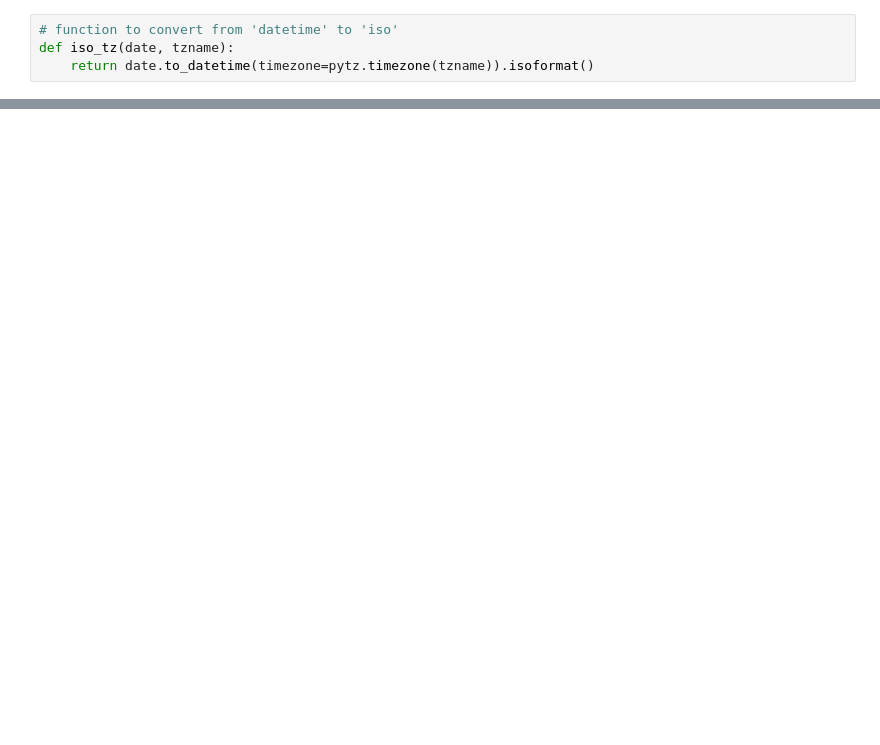
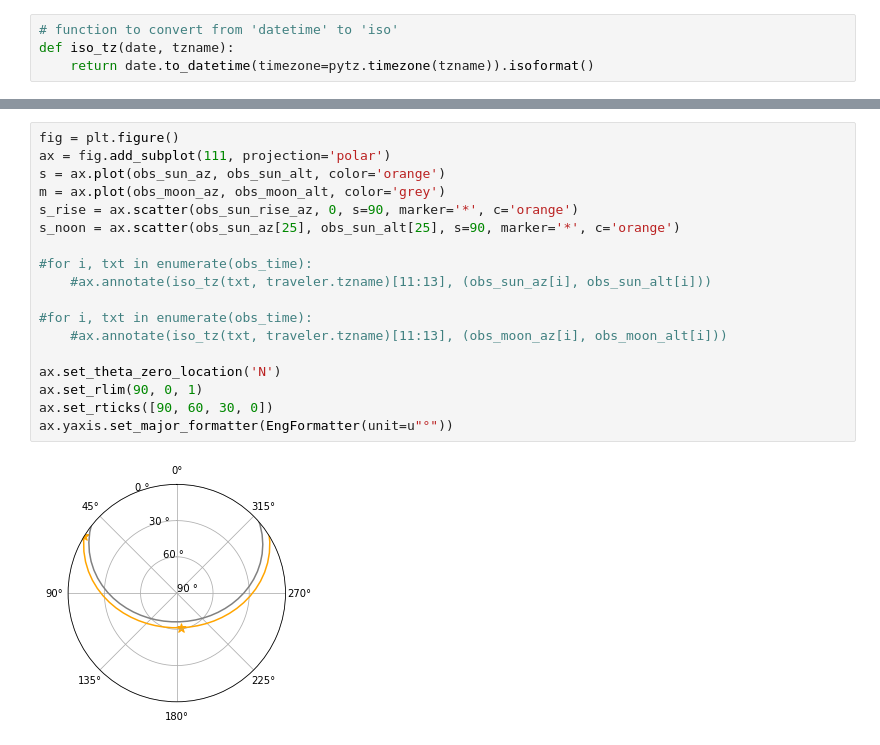
Before and after one commit to azydek0/python-homework_04, a Jupyter notebook: project_04.ipynb, the cells around one changed output, grey strips where cells are left out. Cells and saved outputs as stored; diff of their text form; blank space fills up the shorter version.

```diff
--- a/project_04.ipynb
+++ b/project_04.ipynb
@@ -129,0 +140,20 @@ ax.yaxis.set_major_formatter(EngFormatter(unit=u"°"))
+# %%
+fig = plt.figure()
+ax = fig.add_subplot(111, projection='polar')
+s = ax.plot(obs_sun_az, obs_sun_alt, color='orange')
+m = ax.plot(obs_moon_az, obs_moon_alt, color='grey')
+s_rise = ax.scatter(obs_sun_rise_az, 0, s=90, marker='*', c='orange')
+s_noon = ax.scatter(obs_sun_az[25], obs_sun_alt[25], s=90, marker='*', c='orange')
+
+#for i, txt in enumerate(obs_time):
+    #ax.annotate(iso_tz(txt, traveler.tzname)[11:13], (obs_sun_az[i], obs_sun_alt[i]))
+
+#for i, txt in enumerate(obs_time):
+    #ax.annotate(iso_tz(txt, traveler.tzname)[11:13], (obs_moon_az[i], obs_moon_alt[i]))
+
+ax.set_theta_zero_location('N')
+ax.set_rlim(90, 0, 1)
+ax.set_rticks([90, 60, 30, 0])
+ax.yaxis.set_major_formatter(EngFormatter(unit=u"°"))
+# %% [output]
+[figure, added]
```
Also changed, not shown: parts of 4 cells of this notebook.
